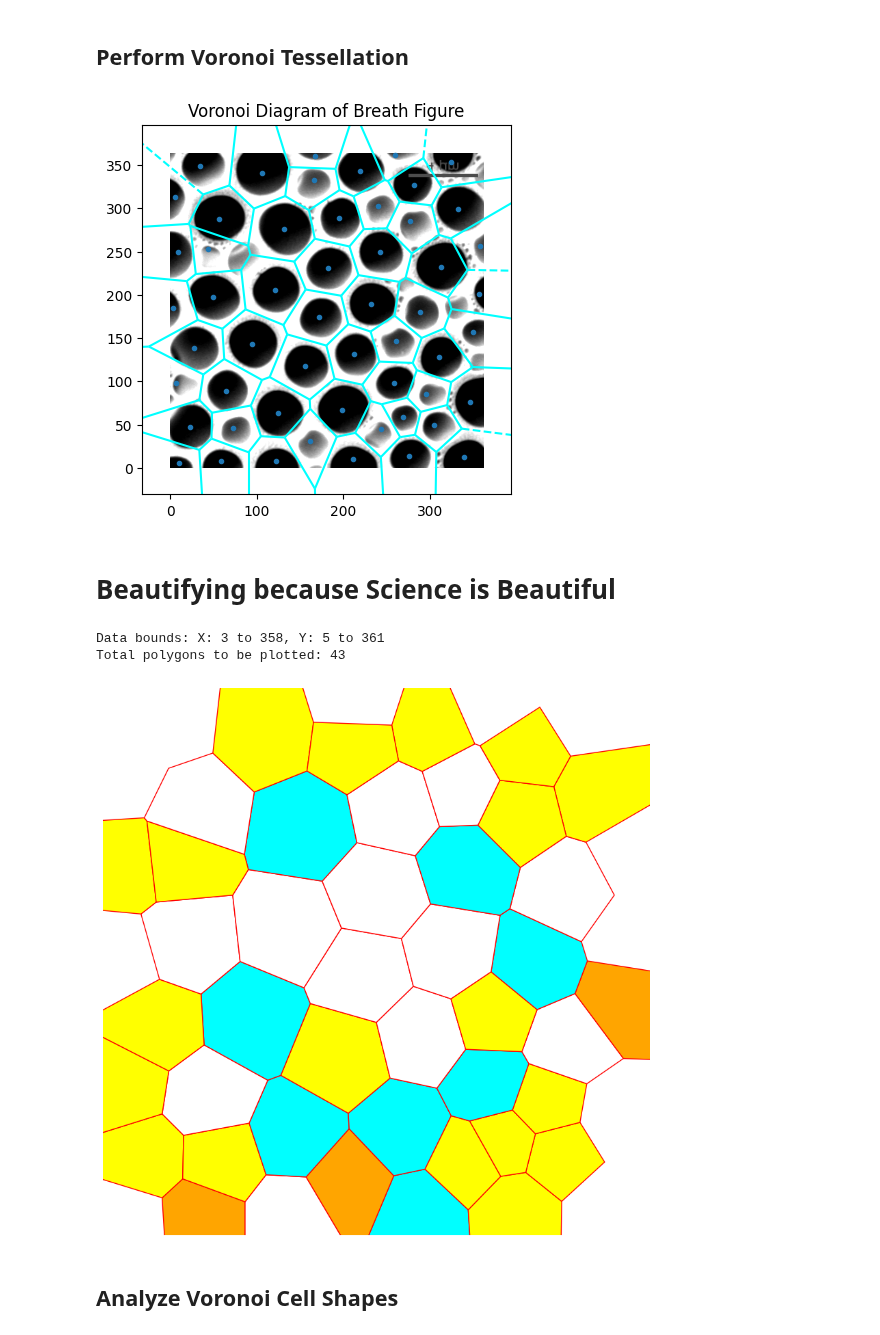
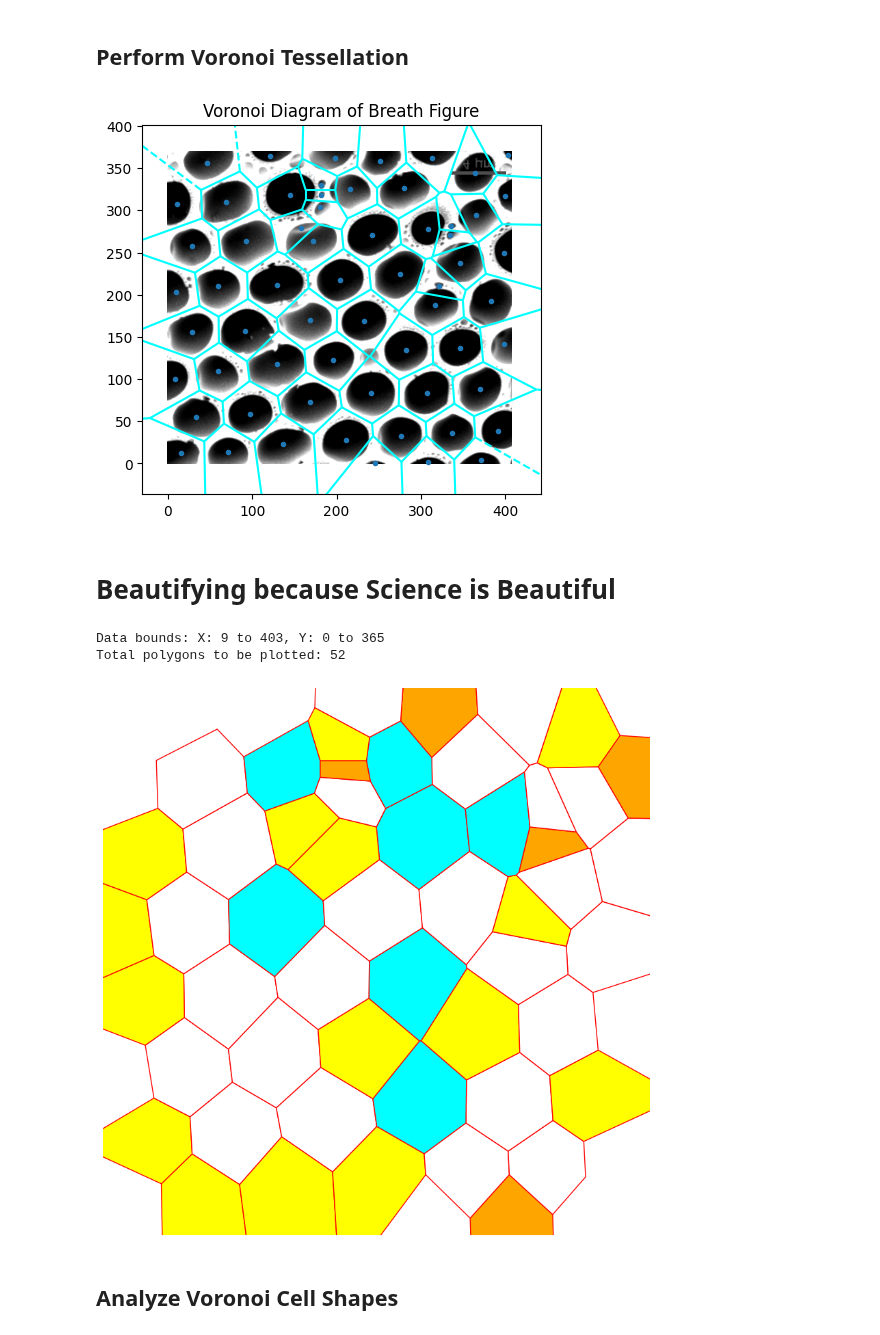
Before and after one commit to lemontang3/Python_Physics, a Jupyter notebook: Voronoi_Analysis.ipynb, the cells around one changed output. Saved outputs shown, nothing was run; the diff lists cells and outputs as text; code cells hidden in the pictures.

```diff
--- a/Voronoi_Analysis.ipynb
+++ b/Voronoi_Analysis.ipynb
@@ -47,7 +47,7 @@ import numpy as np
 import matplotlib.pyplot as plt
 
 # Load the image
-image_path = "sample1B.png"  # Update with your image path if needed
+image_path = "sample4B.png"  # Update with your image path if needed
 image = cv2.imread(image_path, cv2.IMREAD_GRAYSCALE)
 
 # Apply Gaussian blur to reduce noise
@@ -145,7 +145,7 @@ import numpy as np
 import matplotlib.pyplot as plt
 
 # Load the image in grayscale
-image_path = "sample1B.png"  # Update with your image path if needed
+image_path = "sample4B.png"  # Update with your image path if needed
 image = cv2.imread(image_path, cv2.IMREAD_GRAYSCALE)
 
 # Apply median blur to reduce noise
@@ -168,10 +168,7 @@ contours, _ = cv2.findContours(edges, cv2.RETR_EXTERNAL, cv2.CHAIN_APPROX_SIMPLE
 output_final = cv2.cvtColor(image, cv2.COLOR_GRAY2BGR)
 
 
-centroids =np.array([[10, 5], [59, 8], [122, 8], [211, 10], [276, 14], [339, 13], [23, 47], [161, 31], [73, 46], [305, 50], [125, 63], [199, 67], [244, 45], [269, 59], [347, 76], [65, 89], [296, 85], [259, 98], [7, 98], [156, 118], [311, 128], [213, 132], [95, 143], [28, 139], [261, 146], [350, 157], [172, 174], [289, 180], [232, 189], [3, 185], [49, 198], [121, 206], [357, 201], [313, 232], [182, 231], [9, 249], [242, 250], [358, 256], [132, 276], [44, 253], [56, 288], [195, 289], [333, 299], [277, 285], [5, 313], [240, 303], [282, 327], [106, 341], [219, 343], [166, 333], [35, 349], [325, 354], [167, 360], [260, 361]]
-
-
-
+centroids =np.array([[16, 13], [71, 14], [246, 0], [308, 2], [371, 4], [136, 23], [211, 28], [276, 33], [337, 36], [391, 39], [34, 55], [98, 59], [168, 73], [307, 83], [241, 84], [370, 88], [9, 100], [60, 109], [130, 118], [196, 123], [282, 135], [346, 137], [398, 142], [92, 157], [29, 156], [232, 169], [169, 170], [383, 192], [317, 188], [10, 203], [60, 210], [129, 212], [204, 217], [275, 224], [321, 210], [346, 237], [399, 250], [29, 258], [93, 264], [242, 271], [172, 264], [308, 278], [335, 271], [158, 279], [336, 281], [365, 295], [11, 308], [69, 310], [145, 318], [181, 304], [400, 317], [280, 326], [216, 325], [182, 318], [364, 344], [182, 330], [47, 356], [252, 358], [198, 362], [313, 362], [121, 364], [403, 365]]
 
 
 
@@ -199,7 +196,7 @@ voronoi_plot_2d(vor, ax=ax, show_vertices=False, line_colors='cyan', line_width=
 plt.title('Voronoi Diagram of Breath Figure')
 plt.show()
 # %% [output]
-[figure, old version]
+[figure, new version]
 # %% [markdown]
 # Beautifying because Science is Beautiful
 # %%
@@ -210,7 +207,13 @@ from matplotlib.patches import Polygon
 from matplotlib.collections import PatchCollection
 
 # Your points
-points =  np.array([[10, 5], [59, 8], [122, 8], [211, 10], [276, 14], [339, 13], [23, 47], [161, 31], [73, 46], [305, 50], [125, 63], [199, 67], [244, 45], [269, 59], [347, 76], [65, 89], [296, 85], [259, 98], [7, 98], [156, 118], [311, 128], [213, 132], [95, 143], [28, 139], [261, 146], [350, 157], [172, 174], [289, 180], [232, 189], [3, 185], [49, 198], [121, 206], [357, 201], [313, 232], [182, 231], [9, 249], [242, 250], [358, 256], [132, 276], [44, 253], [56, 288], [195, 289], [333, 299], [277, 285], [5, 313], [240, 303], [282, 327], [106, 341], [219, 343], [166, 333], [35, 349], [325, 354], [167, 360], [260, 361]]
+points =  np.array([[16, 13], [71, 14], [246, 0], [308, 2], [371, 4], [136, 23], [211, 28], [276, 33], [337, 36], [391, 39], [34, 55], [98, 59], [168, 73], [307, 83], [241, 84], [370, 88], [9, 100], [60, 109], [130, 118], [196, 123], [282, 135], [346, 137], [398, 142], [92, 157], [29, 156], [232, 169], [169, 170], [383, 192], [317, 188], [10, 203], [60, 210], [129, 212], [204, 217], [275, 224], [321, 210], [346, 237], [399, 250], [29, 258], [93, 264], [242, 271], [172, 264], [308, 278], [335, 271], [158, 279], [336, 281], [365, 295], [11, 308], [69, 310], [145, 318], [181, 304], [400, 317], [280, 326], [216, 325], [182, 318], [364, 344], [182, 330], [47, 356], [252, 358], [198, 362], [313, 362], [121, 364], [403, 365]]
+
+
+
+
+
+
 
 
 )
@@ -276,36 +279,36 @@ for i, region_idx in enumerate(vor.point_region):
     if num_sides >= 10:
         patch_colors.append(color_map[10])  # Group all large polygons
     elif num_sides in color_map:
         patch_colors.append(color_map[num_sides])
     else:
         patch_colors.append('gray')  # Fallback color
 
 # Print how many polygons we're actually plotting
 print(f"Total polygons to be plotted: {len(patches)}")
 
 # Create a patch collection with specified colors
 patch_collection = PatchCollection(patches, alpha=1)
 patch_collection.set_facecolor(patch_colors)
 patch_collection.set_edgecolor('red')  # Red borders
 patch_collection.set_linewidth(1.0)
 
 # Add the patch collection to the plot
 ax.add_collection(patch_collection)
 
 ax.set_xlim(x_range)
 ax.set_ylim(y_range)
 
 # Remove axes for a clean look
 ax.set_axis_off()
 # Use a clean background with no padding
 plt.subplots_adjust(left=0, right=1, top=1, bottom=0)
 plt.tight_layout(pad=0)
 
 plt.show()
 # %% [output]
-Data bounds: X: 3 to 358, Y: 5 to 361
-Total polygons to be plotted: 43
+Data bounds: X: 9 to 403, Y: 0 to 365
+Total polygons to be plotted: 52
-[figure, old version]
+[figure, new version]
 # %% [markdown]
 ## Analyze Voronoi Cell Shapes
 # %%
```
Also changed, not shown: parts of 6 cells of this notebook, 4 other files.
